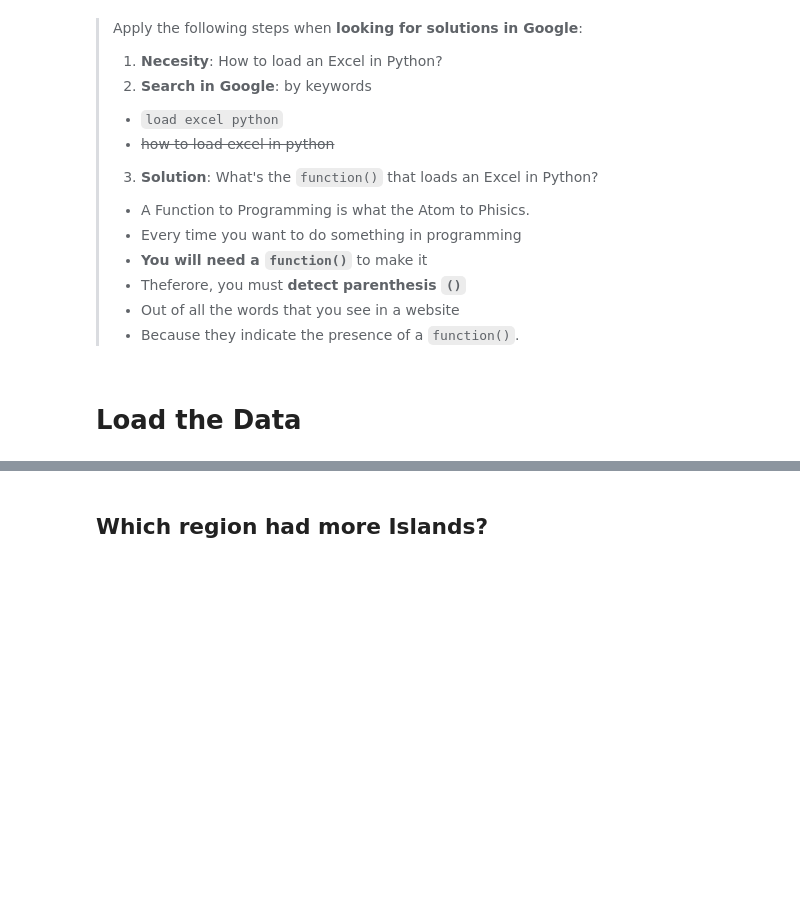
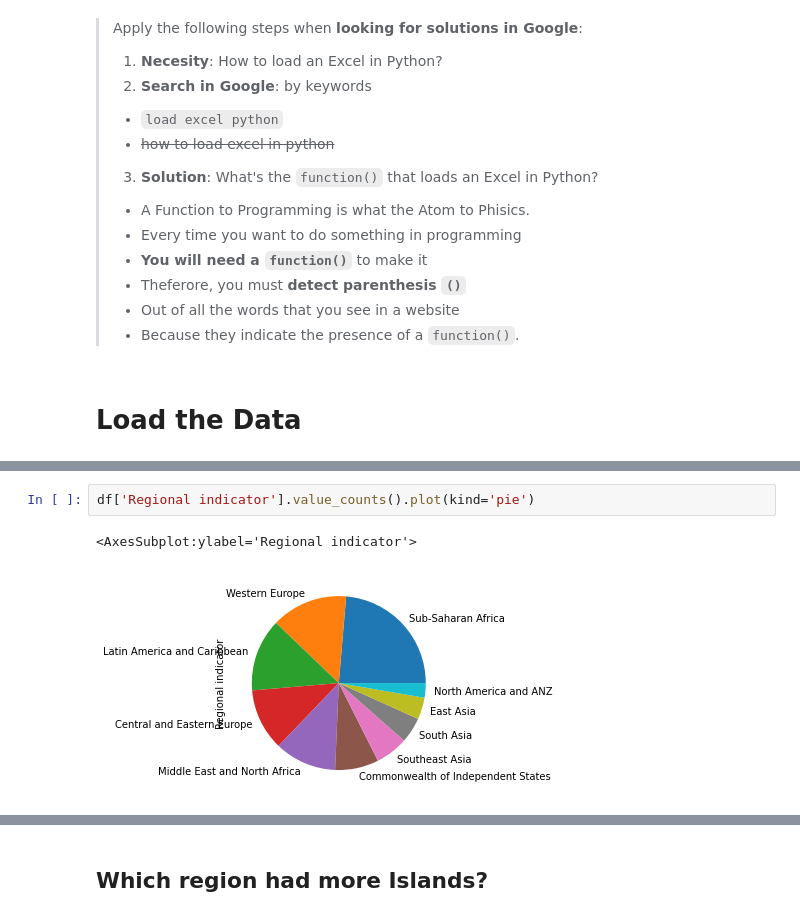
Before and after one commit to suarezpaz/machine-learning-program, a Jupyter notebook: #01. Data Tables & Basic Concepts of Programming/01practice.ipynb, the cells around one changed output, grey strips where cells are left out. Saved outputs shown, nothing was run; the diff lists cells and outputs as text; blank space fills up the shorter version.

```diff
--- a/#01. Data Tables & Basic Concepts of Programming/01practice.ipynb
+++ b/#01. Data Tables & Basic Concepts of Programming/01practice.ipynb
@@ -49,0 +95,5 @@ df.Island.sum()
+# %%
+df['Regional indicator'].value_counts().plot(kind='pie')
+# %% [output]
+<AxesSubplot:ylabel='Regional indicator'>
+[figure, added]
```
Also changed, not shown: parts of 39 cells of this notebook, 4 other files.
